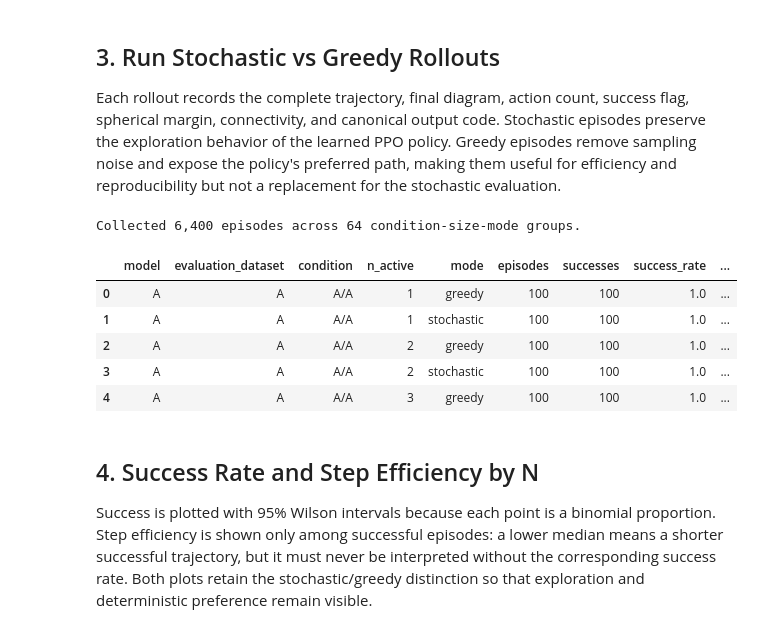
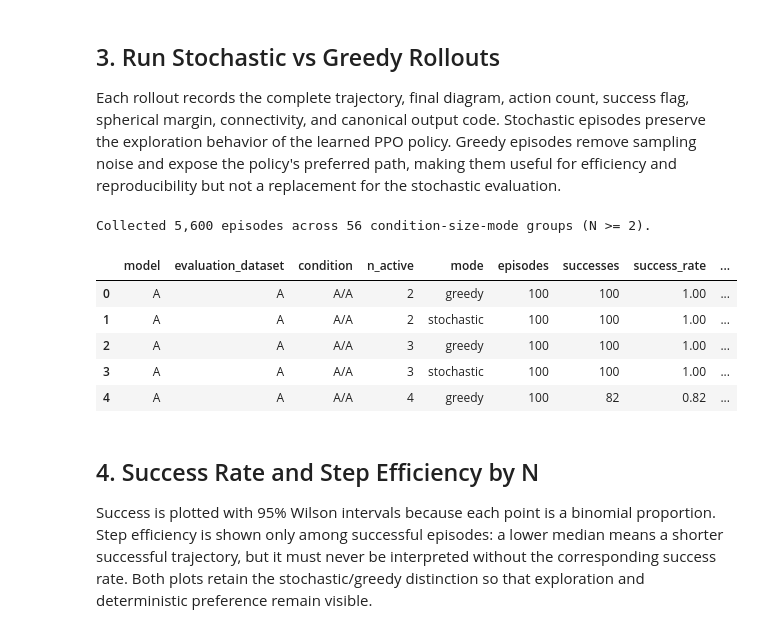
Before and after one commit to Caioriqui/AI-testing-in-Flag-Manifolds, a Jupyter notebook: notebooks/04_model_inference_comparison.ipynb, the cells around one changed output. Drawn from its saved outputs; the diff is of its cells as text; code cells hidden in the pictures.

```diff
--- a/notebooks/04_model_inference_comparison.ipynb
+++ b/notebooks/04_model_inference_comparison.ipynb
@@ -48,7 +48,8 @@ RESULTS_DIR = project_root / "results" / "inference_evaluation_comparison"
 RESULTS_DIR.mkdir(parents=True, exist_ok=True)
 DATASETS = ("A", "B")
 MODES = ("stochastic", "greedy")
-N_VALUES = tuple(range(1, N_MAX + 1))
+MIN_ANALYSIS_N = 2  # N=1 is a dummy case, not an inference evaluation.
+N_VALUES = tuple(range(MIN_ANALYSIS_N, N_MAX + 1))
 EPISODES_PER_COMBINATION = 100
 PILOT_EPISODES = 2
 RUN_FULL_EVALUATION = True
@@ -226,18 +227,19 @@ Each rollout records the complete trajectory, final diagram, action count, succe
 # %%
 episodes_per_combination = EPISODES_PER_COMBINATION if RUN_FULL_EVALUATION else PILOT_EPISODES
 episodes = run_evaluation(episodes_per_combination)
+episodes = episodes.loc[episodes["n_active"] >= MIN_ANALYSIS_N].copy()
 episodes["coxeter_type"] = episodes["coxeter_type"].map(normalize_type)
 summary = summarize_episodes(episodes)
-print(f"Collected {len(episodes):,} episodes across {len(summary):,} condition-size-mode groups.")
+print(f"Collected {len(episodes):,} episodes across {len(summary):,} condition-size-mode groups (N >= {MIN_ANALYSIS_N}).")
 summary.head()
 # %% [output]
-Collected 6,400 episodes across 64 condition-size-mode groups.
+Collected 5,600 episodes across 56 condition-size-mode groups (N >= 2).
 |  | model | evaluation_dataset | condition | n_active | mode | episodes | successes | success_rate | ... |
-| 0 | A | A | A/A | 1 | greedy | 100 | 100 | 1.0 | ... |
-| 1 | A | A | A/A | 1 | stochastic | 100 | 100 | 1.0 | ... |
-| 2 | A | A | A/A | 2 | greedy | 100 | 100 | 1.0 | ... |
-| 3 | A | A | A/A | 2 | stochastic | 100 | 100 | 1.0 | ... |
-| 4 | A | A | A/A | 3 | greedy | 100 | 100 | 1.0 | ... |
+| 0 | A | A | A/A | 2 | greedy | 100 | 100 | 1.00 | ... |
+| 1 | A | A | A/A | 2 | stochastic | 100 | 100 | 1.00 | ... |
+| 2 | A | A | A/A | 3 | greedy | 100 | 100 | 1.00 | ... |
+| 3 | A | A | A/A | 3 | stochastic | 100 | 100 | 1.00 | ... |
+| 4 | A | A | A/A | 4 | greedy | 100 | 82 | 0.82 | ... |
 # %% [markdown]
 ## 4. Success Rate and Step Efficiency by N
 
```
Also changed, not shown: parts of 12 cells of this notebook.
